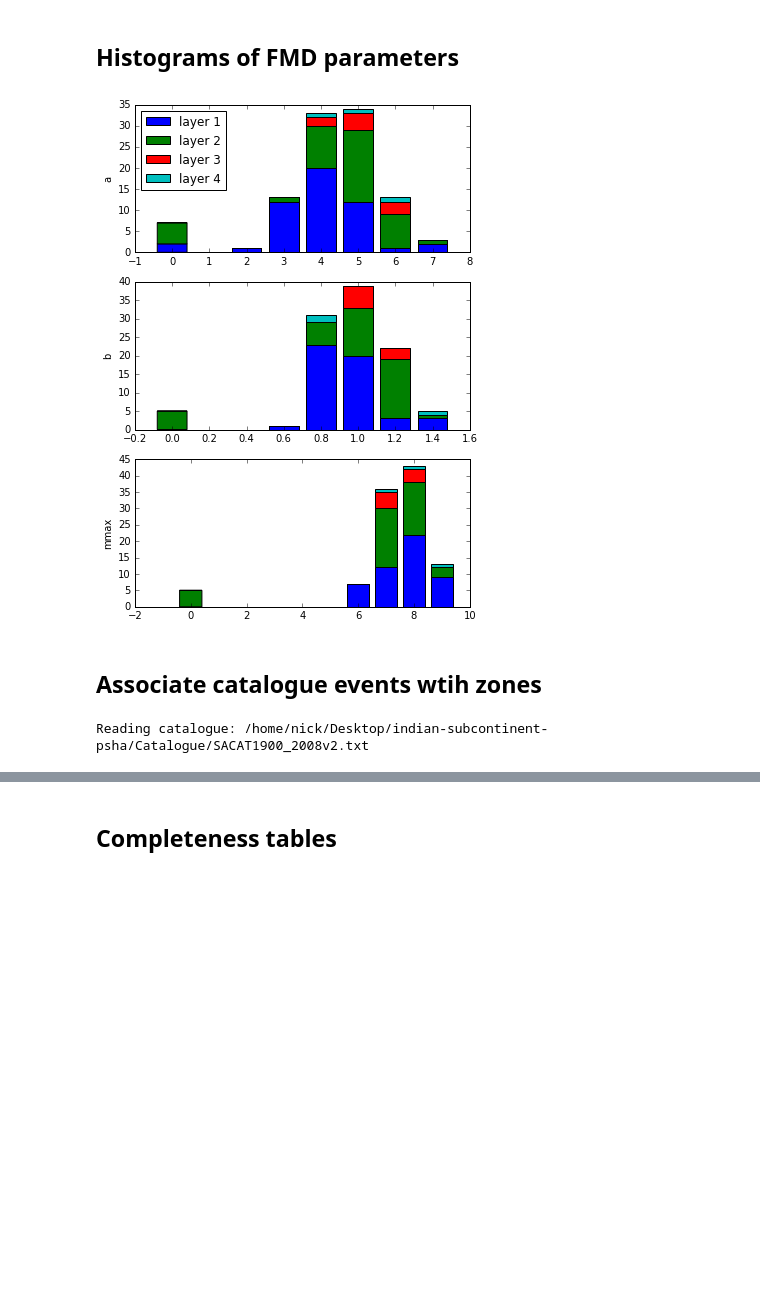
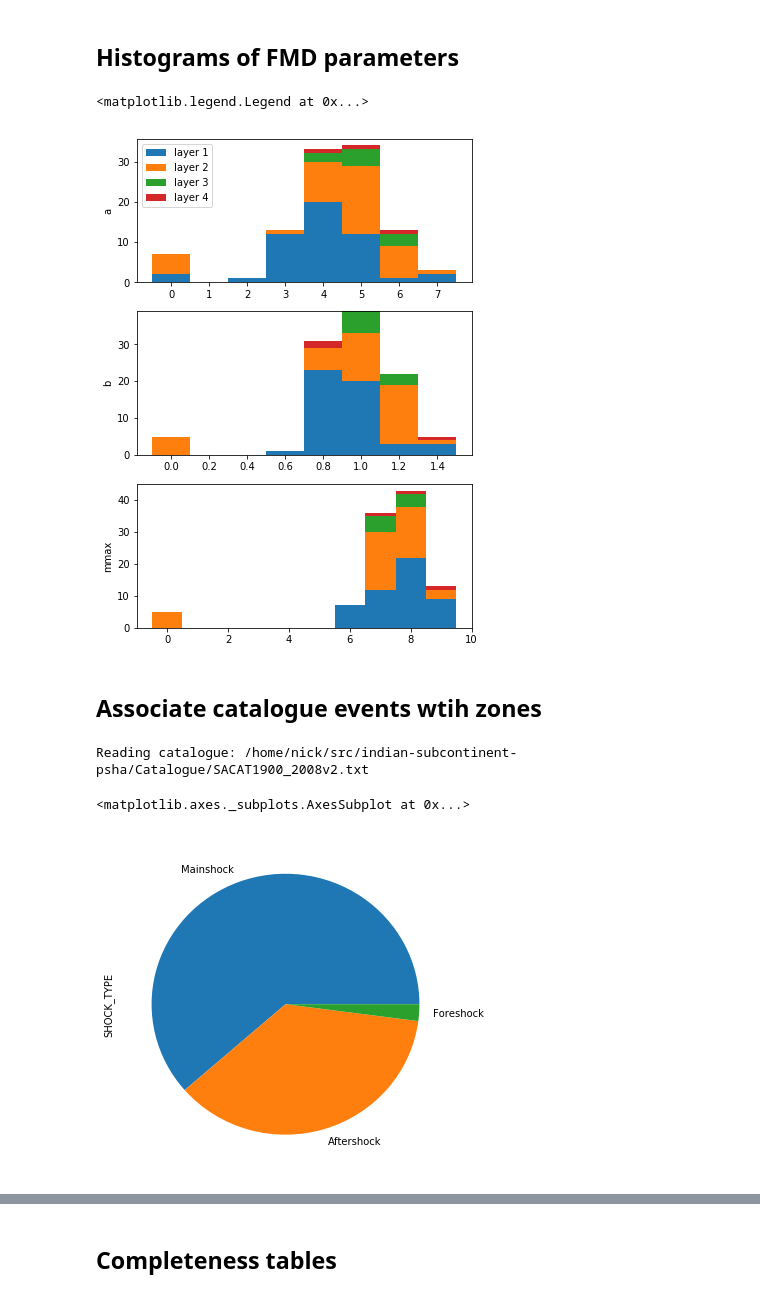
Before and after one commit to nackerley/indian-subcontinent-psha, a Jupyter notebook: Source Models/areal_source_models_nt2012.ipynb, the cells around one changed output, grey strips where cells are left out. Cells and saved outputs as stored; diff of their text form; code cells hidden in the pictures; blank space fills up the shorter version.

```diff
--- a/Source Models/areal_source_models_nt2012.ipynb
+++ b/Source Models/areal_source_models_nt2012.ipynb
@@ -375,23 +369,21 @@ for prop, ax, bins in zip(props, axes, ranges):
     ax.hist(data, label=labels, stacked=True, bins=bins)
     ax.set_ylabel(prop)
 axes[0].legend(loc='upper left')
-fig.savefig('ArealModelFmds.png', dpi=300,
-            transparent=True, bbox_inches='tight', pad_inches=0.1)
 # %% [output]
+<matplotlib.legend.Legend at 0x...>
-[figure, old version]
+[figure, new version]
 # %% [markdown]
 ## Associate catalogue events wtih zones
 # %%
 print('\nReading catalogue: ' + os.path.abspath(CATALOGUE_FILE))
 catalogue_df = pd.read_csv(CATALOGUE_FILE, sep='\t')
 
 fig, ax = plt.subplots(figsize=(6, 6))
 catalogue_df['SHOCK_TYPE'].value_counts().plot(kind='pie', ax=ax)
-fig.savefig('ShockTypes.png', transparent=True, bbox_inches='tight',
-            pad_inches=0.1)
-plt.close(fig)  # uncomment to view
 # %% [output]
-Reading catalogue: /home/nick/Desktop/indian-subcontinent-psha/Catalogue/SACAT1900_2008v2.txt
+Reading catalogue: /home/nick/src/indian-subcontinent-psha/Catalogue/SACAT1900_2008v2.txt
+<matplotlib.axes._subplots.AxesSubplot at 0x...>
+[figure, added]
 # %%
 mark = time()
 catalogue_df['geometry'] = [Point(lon, lat)
```
Also changed, not shown: parts of 8 cells of this notebook, 3 other files.
